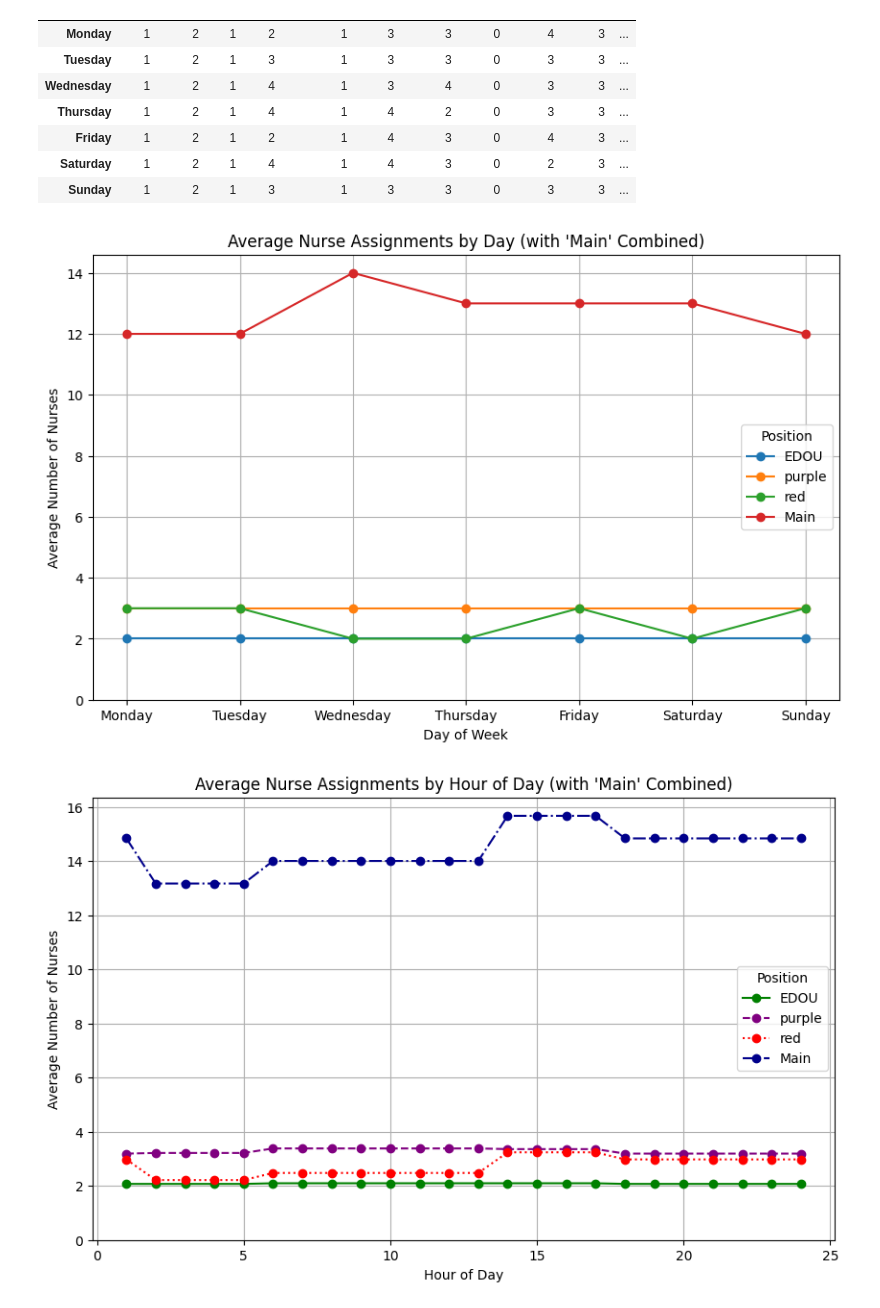
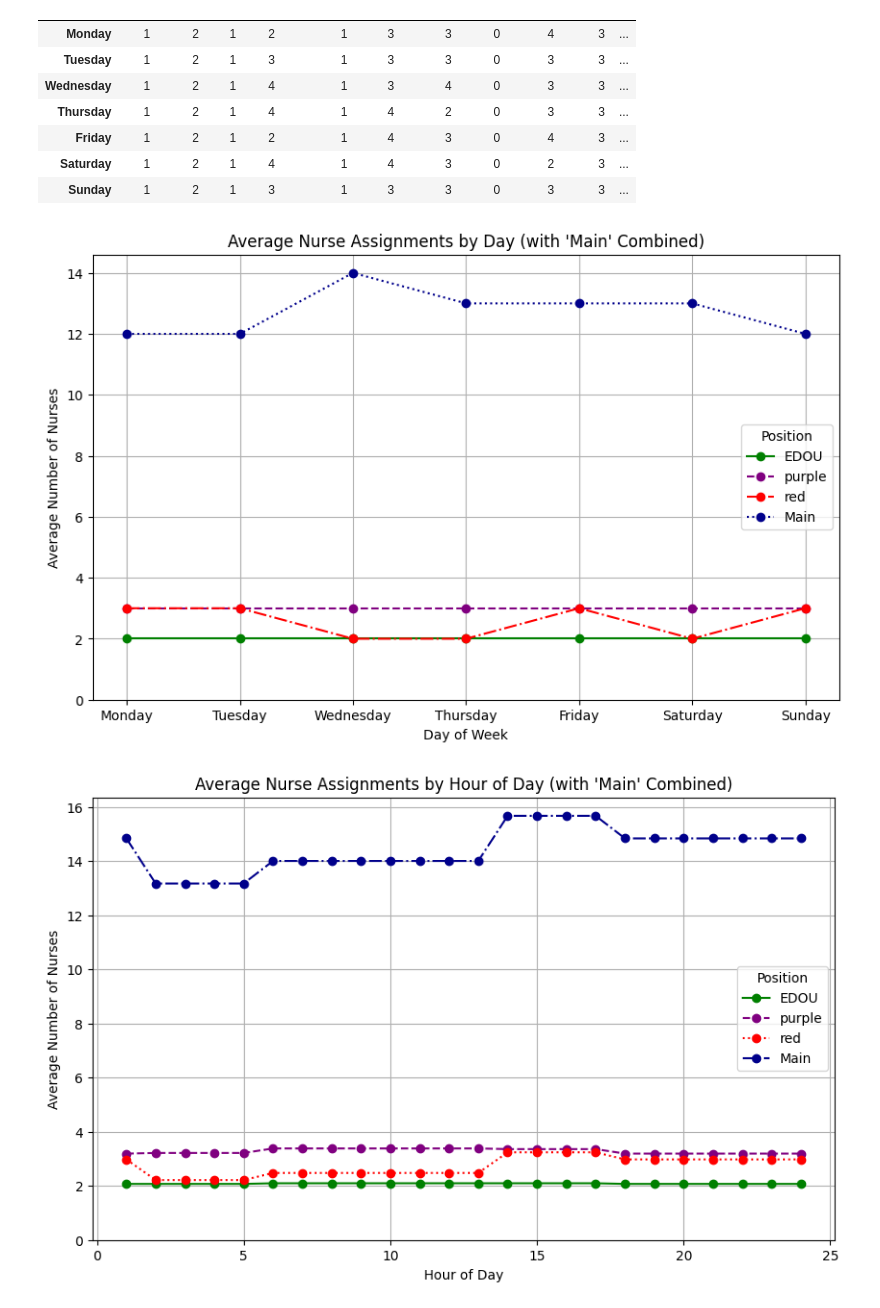
Before and after one commit to j-muldoon/NurseRosteringOR, a Jupyter notebook: Phase 1 Output.ipynb, the cells around one changed output. Cells and saved outputs as stored; diff of their text form; code cells hidden in the pictures.

```diff
--- a/Phase 1 Output.ipynb
+++ b/Phase 1 Output.ipynb
@@ -139,6 +139,7 @@ pivot_data
 import pandas as pd
 import numpy as np
 import matplotlib.pyplot as plt
+import itertools
 
 # 1. Read the hourly roster CSV into a DataFrame
 roster_data = pd.read_csv("Roster_hourly.csv")
@@ -164,39 +165,50 @@ pivot_table = avg_data.pivot(index='DayName', columns='Positions', values='Assig
 ordered_days = ['Monday', 'Tuesday', 'Wednesday', 'Thursday', 'Friday', 'Saturday', 'Sunday']
 pivot_table = pivot_table.reindex(ordered_days)
 
-# 5. Combine the columns for "green", "orange", "blue", "hallway", and "itrack" into one column "Main"
+# 5. Combine the columns for "green", "orange", "blue", "hallway", and "iTrack" into one column "Main"
 main_cols = ['green', 'orange', 'blue', 'hallway', 'iTrack']
 existing_main_cols = [col for col in main_cols if col in pivot_table.columns]
 pivot_table['Main'] = pivot_table[existing_main_cols].sum(axis=1)
 
 # 6. Exclude unwanted positions:
 # The 5 positions to exclude are: CNL, FEP, first nurse, resource nurse, triage nurse.
 exclude_positions = ['CNL', 'FEP', 'first nurse', 'resource nurse', 'triage nurse']
 # Also remove the individual main columns (since we want only the combined "Main")
 cols_to_exclude = exclude_positions + main_cols
 
 # Keep only the columns not in the exclusion list
 cols_to_keep = [col for col in pivot_table.columns if col not in cols_to_exclude]
-# Ensure that "Main" is included
 if 'Main' not in cols_to_keep:
     cols_to_keep.append('Main')
 
 final_table = pivot_table[cols_to_keep]
 
-# 7. Plot the data: one line per remaining position (including "Main")
+# 7. Customize line colors and styles and plot the data
 plt.figure(figsize=(10,6))
+
+# Define your custom colors and line styles (adjust as desired)
+custom_colors = ['green', 'purple', 'red', 'darkblue']
+custom_line_styles = ['-', '--', '-.', ':', (0, (3, 1, 1, 1)), (0, (1, 1))]
+
+# Create cycles for colors and line styles
+color_cycle = itertools.cycle(custom_colors)
+line_style_cycle = itertools.cycle(custom_line_styles)
+
 for col in final_table.columns:
-    plt.plot(final_table.index, final_table[col], marker='o', label=col)
+    clr = next(color_cycle)
+    ls = next(line_style_cycle)
+    plt.plot(final_table.index, final_table[col], marker='o',
+             label=col, color=clr, linestyle=ls)
 
 plt.xlabel("Day of Week")
 plt.ylabel("Average Number of Nurses")
 plt.title("Average Nurse Assignments by Day (with 'Main' Combined)")
 plt.legend(title="Position")
 plt.ylim(bottom=0)  # Force the y-axis to start at 0
 plt.grid(True)
 plt.show()
 # %% [output]
-[figure, old version]
+[figure, new version]
 # %%
 import pandas as pd
 import matplotlib.pyplot as plt
```
